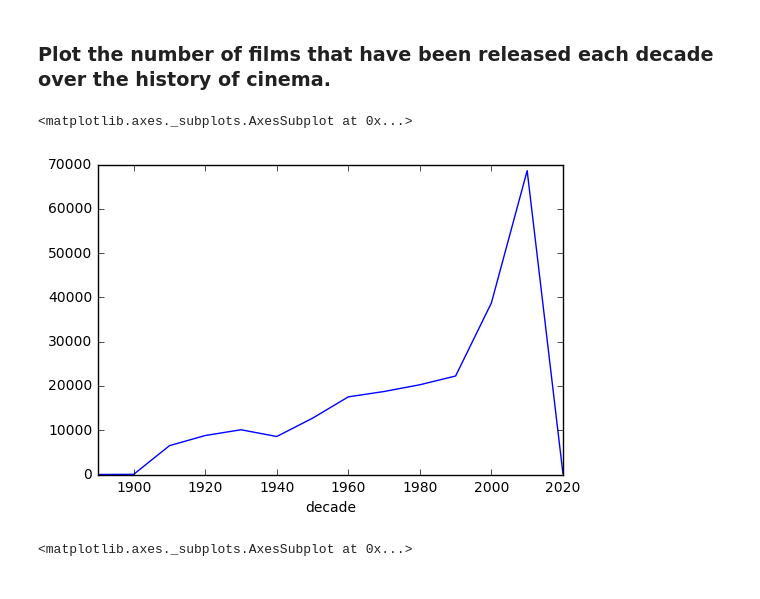
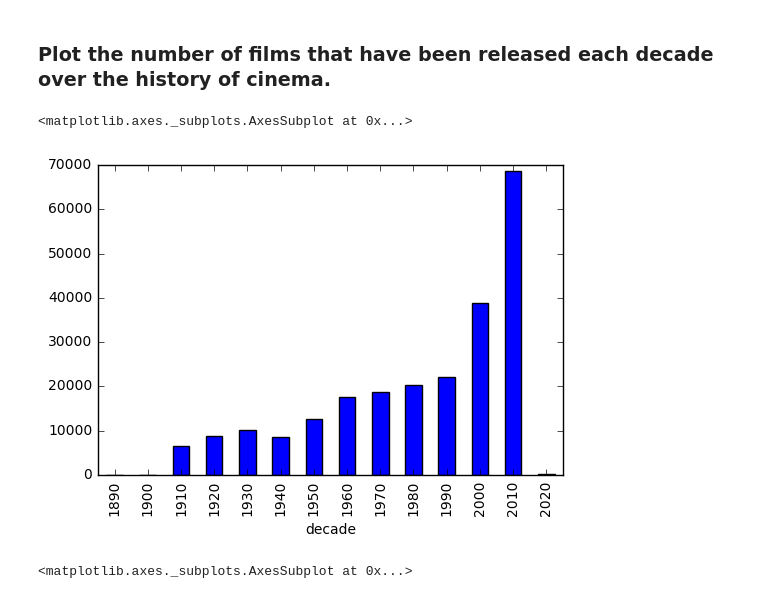
Before and after one commit to ababen/pycon-pandas-tutorial, a Jupyter notebook: Exercises-2.ipynb, the cells around one changed output. Cells and saved outputs as stored; diff of their text form; code cells hidden in the pictures.

```diff
--- a/Exercises-2.ipynb
+++ b/Exercises-2.ipynb
@@ -48,10 +76,10 @@ dtype: int64
 # %% [markdown]
 ### Plot the number of films that have been released each decade over the history of cinema.
 # %%
-t.groupby(['decade']).size().sort_index().plot(x = 'decade', y = 'size')
+t.groupby(['decade']).size().sort_index().plot(x = 'decade', y = 'size', kind = 'bar')
 # %% [output]
 <matplotlib.axes._subplots.AxesSubplot at 0x...>
-[figure, old version]
+[figure, new version]
 # %%
 t.decade.value_counts().sort_index().plot()
 # %% [output]
```
Also changed, not shown: parts of 24 cells of this notebook, 2 other files.
